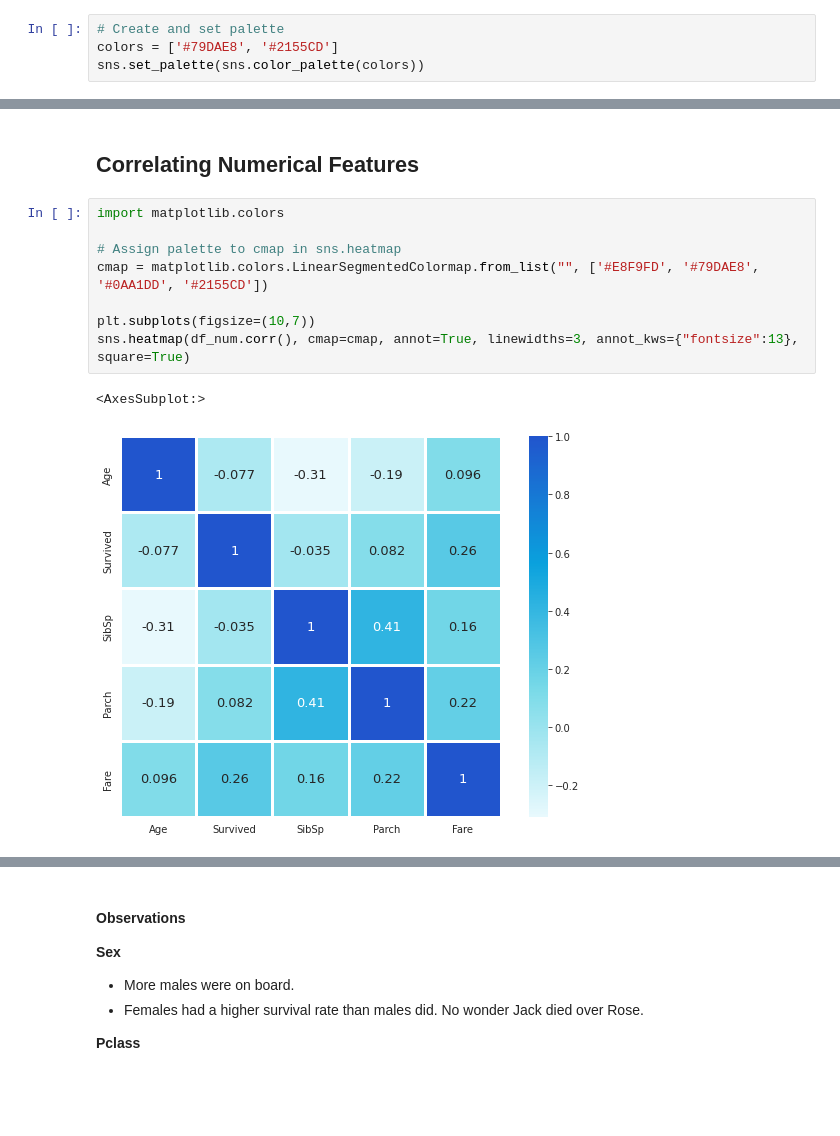
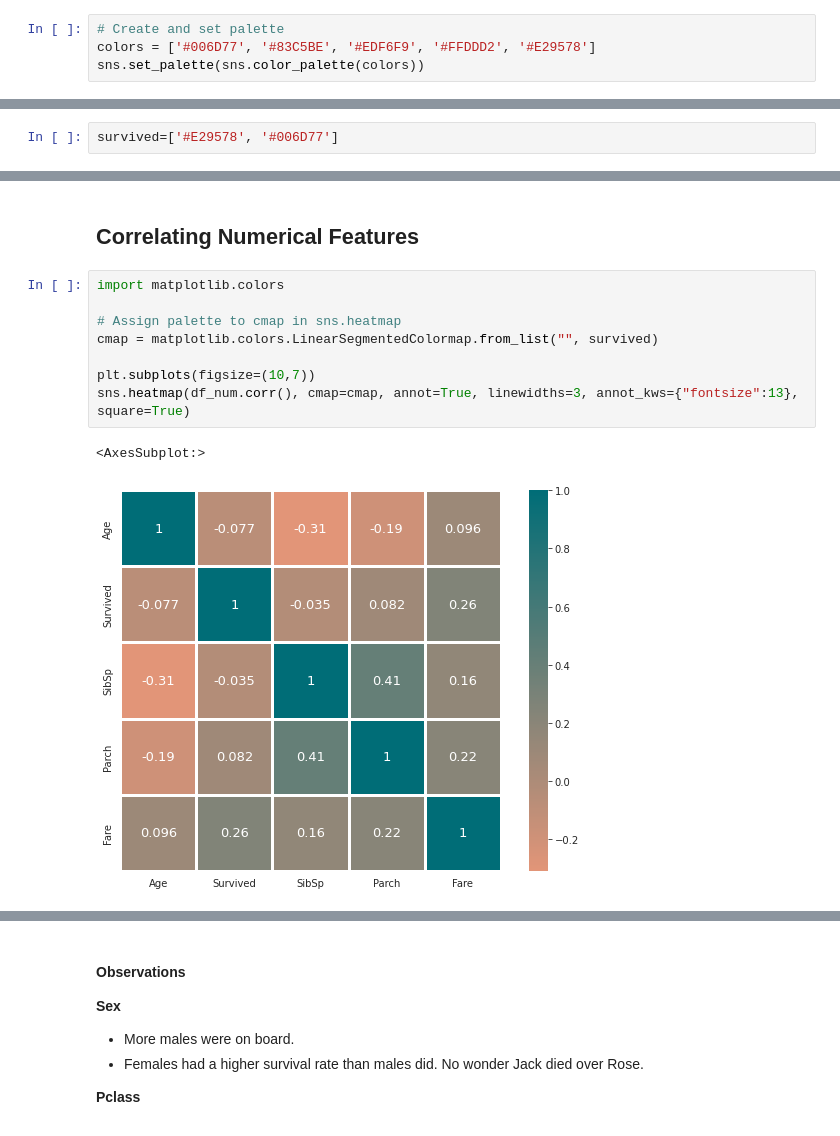
Before and after one commit to KenshiDragon/Attack_on_Titanic-EDA-and-Modelling, a Jupyter notebook: attack-on-titanic-solution-no-data-leakage.ipynb, the cells around one changed output, grey strips where cells are left out. Cells and saved outputs as stored; diff of their text form; blank space fills up the shorter version.

```diff
--- a/attack-on-titanic-solution-no-data-leakage.ipynb
+++ b/attack-on-titanic-solution-no-data-leakage.ipynb
@@ -135,5 +133,5 @@ I picked a cold and chilling palette to fit the theme of the project.
 # %%
 # Create and set palette
-colors = ['#79DAE8', '#2155CD']
+colors = ['#006D77', '#83C5BE', '#EDF6F9', '#FFDDD2', '#E29578']
 sns.set_palette(sns.color_palette(colors))
 # %% [markdown]
@@ -141,4 +139,6 @@ sns.set_palette(sns.color_palette(colors))
 For the numerical variables, the seaborn **pairplot** will be helpful in presenting the pariwise relationships across each numerical variables. The diagonal plots are the main focus here as they are treated as distribution plots of the features. The rest is just being extra and for eye candy.
+# %%
+survived=['#E29578', '#006D77']
 # %%
 # Separate the training set into groups of numerical and categorical variables.
 # Don't worry, the 'Survived' was only included in the numerical category so we can use it to classify the features when we create the pairplot
@@ -228,11 +241,11 @@ count_plot(train_df, 'Parch', 'Survived')
 # %%
 import matplotlib.colors
 
 # Assign palette to cmap in sns.heatmap
-cmap = matplotlib.colors.LinearSegmentedColormap.from_list("", ['#E8F9FD', '#79DAE8', '#0AA1DD', '#2155CD'])
+cmap = matplotlib.colors.LinearSegmentedColormap.from_list("", survived)
 
 plt.subplots(figsize=(10,7))
 sns.heatmap(df_num.corr(), cmap=cmap, annot=True, linewidths=3, annot_kws={"fontsize":13}, square=True)
 # %% [output]
 <AxesSubplot:>
-[figure, old version]
+[figure, new version]
```
Also changed, not shown: parts of 93 cells of this notebook.
